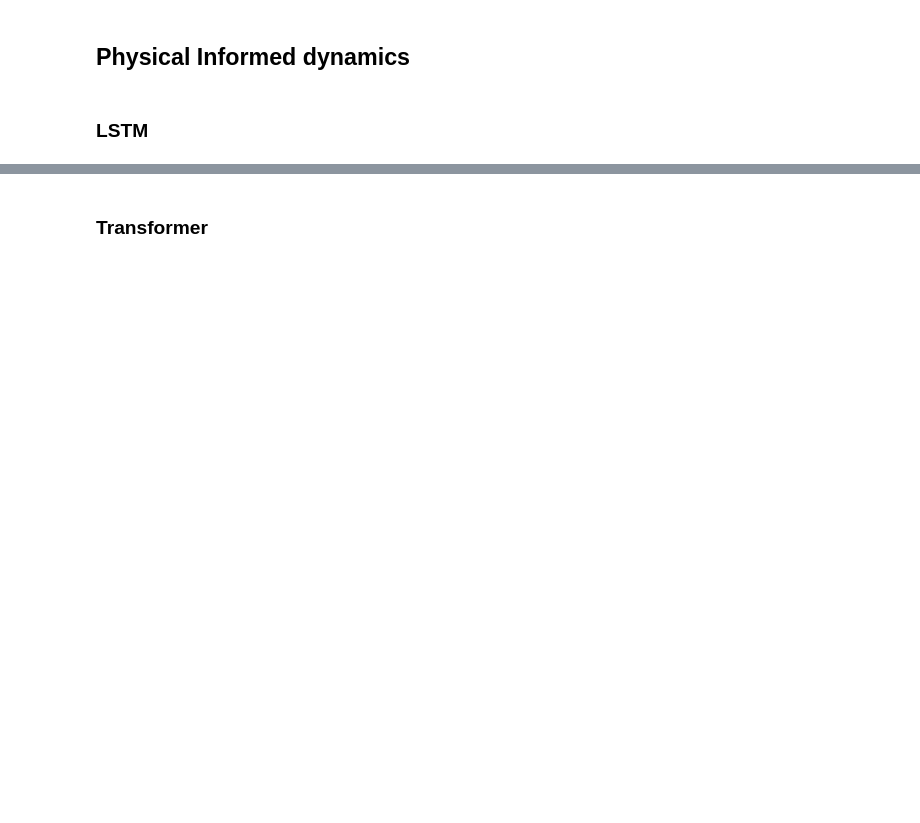
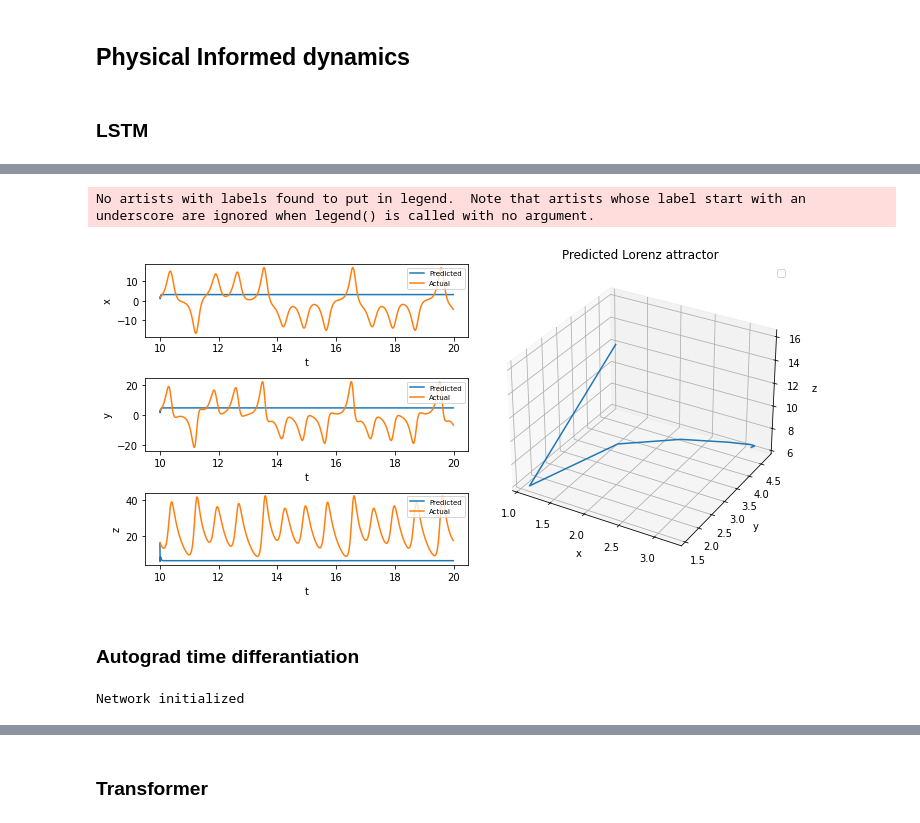
Before and after one commit to lupoalberto98/Physical-Informed-Dynamical-Systems, a Jupyter notebook: src/main.ipynb, the cells around one changed output, grey strips where cells are left out. Saved outputs shown, nothing was run; the diff lists cells and outputs as text; code cells hidden in the pictures; blank space fills up the shorter version.

```diff
--- a/src/main.ipynb
+++ b/src/main.ipynb
@@ -203,26 +204,38 @@ study = optuna.create_study()
 study.optimize(objective, n_trials= 20)
 study.best_params
 # %%
-# Define network
-max_num_epochs = 1000
+### Initialization
+max_num_epochs = 2000
+
+# Define loss function (physical informed)
+loss_fn = EuDLoss(dt, field = L63_field(rho = 28.0,
+                sigma = 10.0, beta = 8.0/3.0), include_time = include_time)
+"""
 c = 0.01
 d = 0.5
-loss_fn = EuDLoss(dt, field = L63_field(rho = 28.0,
-                sigma = 10.0, beta = 8.0/3.0))
-
-
 sig_cv = [np.exp(-c*(i-max_num_epochs*d))/(1. + np.exp(-c*(i-max_num_epochs*d))) for i in range(max_num_epochs)]
 plt.plot(sig_cv)
+"""
+
+# Define input size
+input_size = 4 if include_time else 3
+
+# Parameters
 params = {
-    "input_size" : 3,
+    "input_size" : input_size,
     "hidden_units" : 100,
     "layers_num" : 2,
     "drop_p" : 0.3,
     "loss_fn" : loss_fn,
-    "lr" : 0.001,
-    "feedforward_steps" : 3,
+    "lr" : 0.01,
+    "feedforward_steps" : 2,
     "curriculum_learning" : None,
 }
+
+# Define the callbacks
+metrics_callback =  MetricsCallback()
+early_stopping = EarlyStopping(monitor="val_loss", patience = 100, mode="min")
+
+# Set seed and define network
 torch.manual_seed(0)
-
 net_pi = LSTM(params)
@@ -241,8 +278,11 @@ trainer.callback_metrics
 # %%
 ### Generate a trajectory with network
 preditction_steps = 1000
 net_states = gen_trajectory(net_pi.cpu(), test_dataset,preditction_steps)
-plt_gen_trajectory(net_states, t_test, test_dataset, filename="lstm_lorenz63_tf_short", prediction_steps=preditction_steps)
+plt_gen_trajectory(net_states, t_test, test_dataset, filename="images/lstm_lorenz63_tf_short", prediction_steps=preditction_steps, include_time=include_time)
+# %% [output]
+No artists with labels found to put in legend.  Note that artists whose label start with an underscore are ignored when legend() is called with no argument.
+[figure, added]
 # %%
 ### Save network parameters
 ### Save the network state
@@ -253,0 +294,2 @@ torch.save(net_dict,"LSTM_CL")
+# %% [markdown]
+### Autograd time differantiation
@@ -253,0 +304,30 @@ torch.save(net_dict,"LSTM_CL")
+# %%
+# Define network
+max_num_epochs = 2000
+c = 0.01
+d = 0.5
+
+loss_fn = EuDLoss(dt, field = L63_field(rho = 28.0,
+                sigma = 10.0, beta = 8.0/3.0), include_time=include_time)
+
+input_size = 4 if include_time else 3
+params = {
+    "input_size" : 4,
+    "hidden_units" : 100,
+    "layers_num" : 2,
+    "drop_p" : 0.3,
+    "loss_fn" : loss_fn,
+    "lr" : 0.01,
+    "feedforward_steps" : 1,
+    "curriculum_learning" : None,
+}
+
+# Define the callbacks
+metrics_callback =  MetricsCallback()
+early_stopping = EarlyStopping(monitor="val_loss", patience = 100, mode="min")
+
+# Set seed and define network
+torch.manual_seed(0)
+net_pi = LSTM(params)
+# %% [output]
+Network initialized
```
Also changed, not shown: parts of 18 cells of this notebook, 7 other files.
